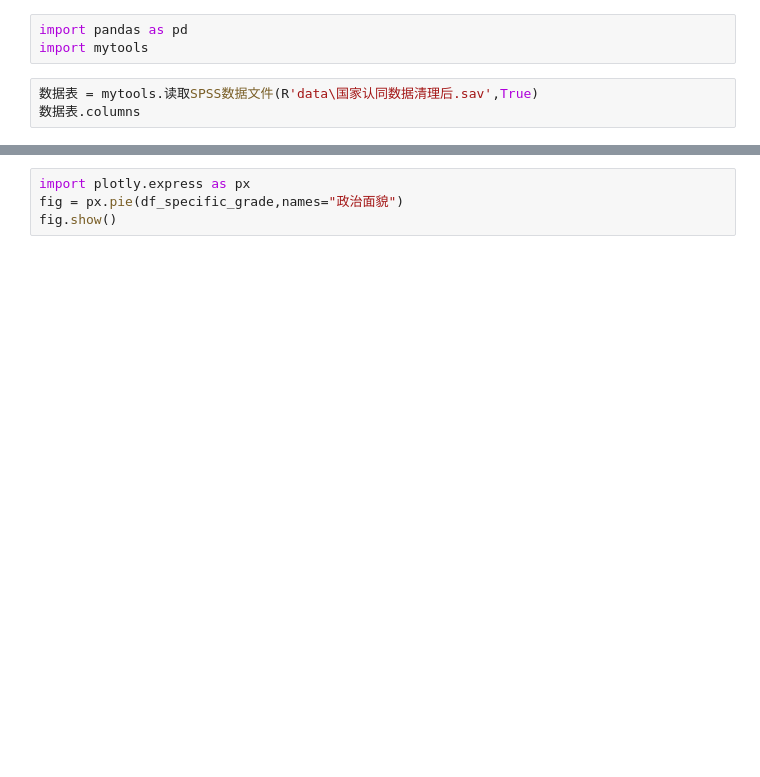
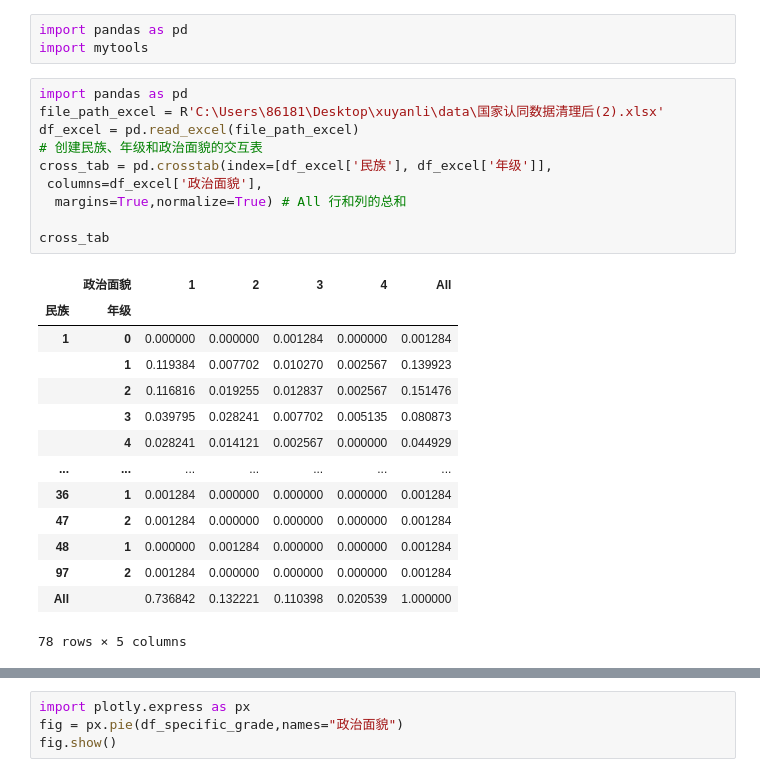
Before and after one commit to Xuyanli-Hub/xuyanli, a Jupyter notebook: output/16-多变量统计分析.ipynb, the cells around one changed output, grey strips where cells are left out. Cells and saved outputs as stored; diff of their text form; blank space fills up the shorter version.

```diff
--- a/output/16-多变量统计分析.ipynb
+++ b/output/16-多变量统计分析.ipynb
@@ -1,6 +1,28 @@
 # %%
 import pandas as pd
 import mytools
-# %%
-数据表 = mytools.读取SPSS数据文件(R'data\国家认同数据清理后.sav',True)
-数据表.columns
+# %%
+import pandas as pd
+file_path_excel = R'C:\Users\86181\Desktop\xuyanli\data\国家认同数据清理后(2).xlsx'
+df_excel = pd.read_excel(file_path_excel)
+# 创建民族、年级和政治面貌的交互表
+cross_tab = pd.crosstab(index=[df_excel['民族'], df_excel['年级']],
+ columns=df_excel['政治面貌'],
+  margins=True,normalize=True) # All 行和列的总和
+
+cross_tab
+# %% [output]
+|  | 政治面貌 | 1 | 2 | 3 | 4 | All |
+| 民族 | 年级 |  |  |  |  |  |
+| 1 | 0 | 0.000000 | 0.000000 | 0.001284 | 0.000000 | 0.001284 |
+|  | 1 | 0.119384 | 0.007702 | 0.010270 | 0.002567 | 0.139923 |
+|  | 2 | 0.116816 | 0.019255 | 0.012837 | 0.002567 | 0.151476 |
+|  | 3 | 0.039795 | 0.028241 | 0.007702 | 0.005135 | 0.080873 |
+|  | 4 | 0.028241 | 0.014121 | 0.002567 | 0.000000 | 0.044929 |
+| ... | ... | ... | ... | ... | ... | ... |
+| 36 | 1 | 0.001284 | 0.000000 | 0.000000 | 0.000000 | 0.001284 |
+| 47 | 2 | 0.001284 | 0.000000 | 0.000000 | 0.000000 | 0.001284 |
+| 48 | 1 | 0.000000 | 0.001284 | 0.000000 | 0.000000 | 0.001284 |
+| 97 | 2 | 0.001284 | 0.000000 | 0.000000 | 0.000000 | 0.001284 |
+| All |  | 0.736842 | 0.132221 | 0.110398 | 0.020539 | 1.000000 |
+78 rows × 5 columns
```
Also changed, not shown: parts of 13 cells of this notebook, 9 other files.
